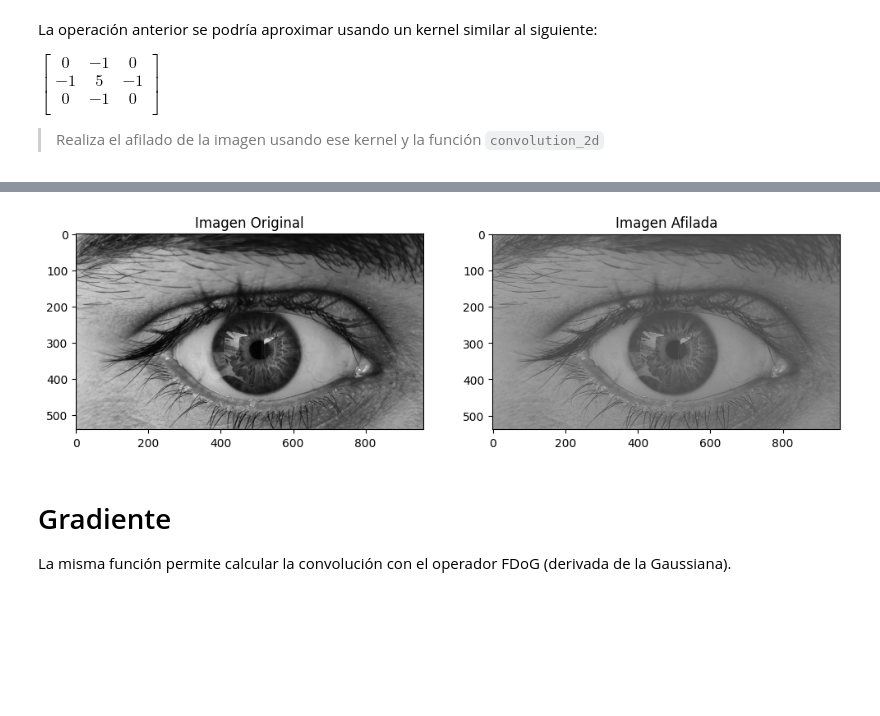
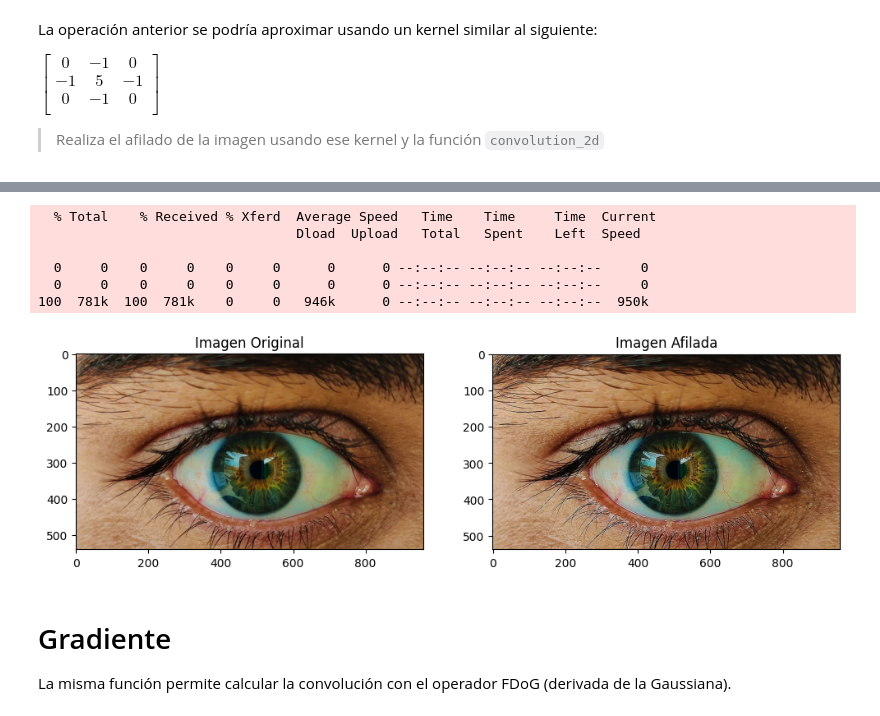
Before and after one commit to revekkadiana/Visi-n_Artificial, a Jupyter notebook: Prac04-Filtros.ipynb, the cells around one changed output, grey strips where cells are left out. Cells and saved outputs as stored; diff of their text form; code cells hidden in the pictures; blank space fills up the shorter version.

Commit message:
acabado el afilado

```diff
--- a/Prac04-Filtros.ipynb
+++ b/Prac04-Filtros.ipynb
@@ -370,24 +356,40 @@ plt.show()
 # %%
+cv2.cvtColor(img, cv2.COLOR_RGB2GRAY)
+!curl www.atc.uniovi.es/grado/3va/prac/eye.png --output eye.jpg
+img = skimage.io.imread('eye.jpg')
+
 # Kernel de afilado
 kernel = np.array([[0, -1, 0], [-1, 5, -1], [0, -1, 0]])
+# Separar los canales de color
+b, g, r = cv2.split(img)
 
-# Aplicar la convolución a la imagen en escala de grises
-afilado = convolution_2d(img_gray, kernel)
+# Aplicar la convolución a cada canal por separado
+result_b = convolution_2d(b, kernel)
+result_g = convolution_2d(g, kernel)
+result_r = convolution_2d(r, kernel)
+
+# Combinar los canales de nuevo
+result = cv2.merge((result_b, result_g, result_r))
+# Convertir la imagen resultante de vuelta a valores de píxeles enteros (0-255)
+result = np.clip(result, 0, 255).astype(np.uint8)
 
 # Visualizar la imagen original y la imagen afilada
 plt.figure(figsize=(12, 6))
-
 plt.subplot(1, 2, 1)
-plt.imshow(img_gray, cmap="gray")
+plt.imshow(img, cmap="gray")
 plt.title('Imagen Original')
-
 plt.subplot(1, 2, 2)
-plt.imshow(afilado, cmap="gray")
+plt.imshow(result, cmap="gray")
 plt.title('Imagen Afilada')
-
 plt.show()
 # %% [output]
+  % Total    % Received % Xferd  Average Speed   Time    Time     Time  Current
+                                 Dload  Upload   Total   Spent    Left  Speed
+
+  0     0    0     0    0     0      0      0 --:--:-- --:--:-- --:--:--     0
+  0     0    0     0    0     0      0      0 --:--:-- --:--:-- --:--:--     0
+100  781k  100  781k    0     0   946k      0 --:--:-- --:--:-- --:--:--  950k
-[figure, old version]
+[figure, new version]
 # %% [markdown]
 # Gradiente
 
```
Also changed, not shown: parts of 6 cells of this notebook, 2 other files.
